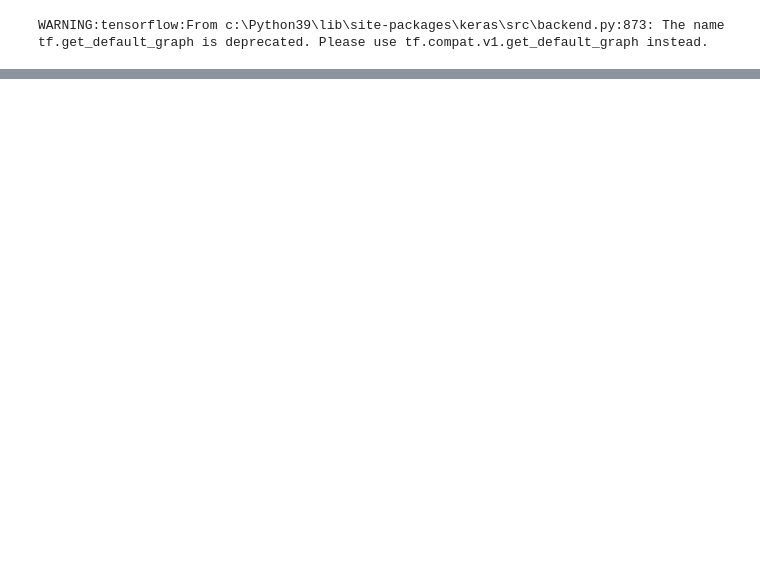
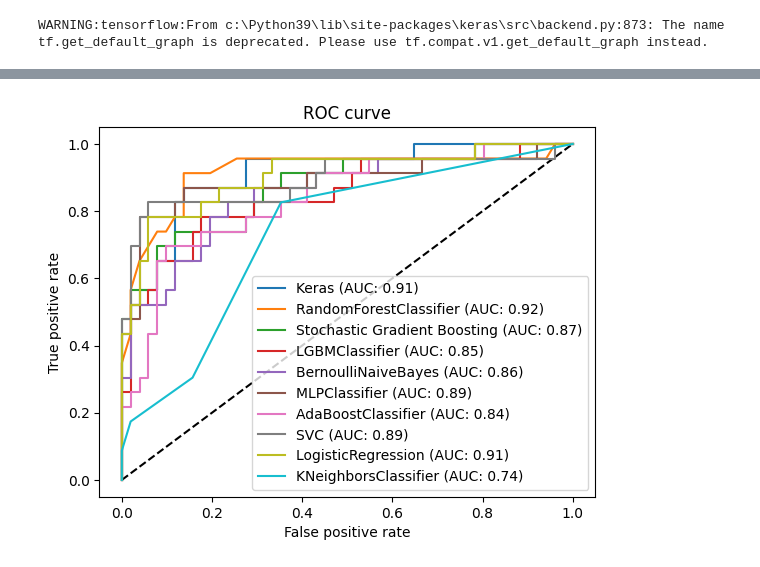
Before and after one commit to NitTheKit/KidneyCancerML, a Jupyter notebook: tensorflow_zscore.ipynb, the cells around one changed output, grey strips where cells are left out. Saved outputs shown, nothing was run; the diff lists cells and outputs as text; code cells hidden in the pictures; blank space fills up the shorter version.

```diff
--- a/tensorflow_zscore.ipynb
+++ b/tensorflow_zscore.ipynb
@@ -399,0 +402,9 @@ plt.show()
+# %%
+from sklearn.naive_bayes import BernoulliNB
+
+bnb = BernoulliNB()
+bnb.fit(X_train, y_train)
+print(bnb.score(X_test_testing, y_test_testing))
+acc_bnb = bnb.score(X_test_testing, y_test_testing)
+y_prob_bnb = bnb.predict_proba(X_test_testing)[:,1]
+y_pred_bnb = bnb.predict(X_test_testing)
@@ -399,0 +447,11 @@ plt.show()
+# %%
+from sklearn.ensemble import GradientBoostingClassifier
+
+sgb = GradientBoostingClassifier(random_state=123, subsample = 0.5)
+
+sgb.fit(X_train, y_train)
+print(sgb.score(X_test_testing, y_test_testing))
+acc_sgb = sgb.score(X_test_testing, y_test_testing)
+
+y_prob_sgb = sgb.predict_proba(X_test_testing)[:,1]
+y_pred_sgb = sgb.predict(X_test_testing)
@@ -399,0 +460,70 @@ plt.show()
+# %%
+plt.figure(1)
+plt.plot([0, 1], [0, 1], 'k--')
+
+fpr, tpr, thresholds = roc_curve(y_test_testing, y_prob_tf)
+auc_val = metrics.auc(fpr, tpr)
+auc_tf = auc_val
+plt.plot(fpr, tpr, label='Keras (AUC: {:.2f})'.format(auc_val))
+
+fpr, tpr, thresholds = roc_curve(y_test_testing, y_prob_rf)
+auc_val = metrics.auc(fpr, tpr)
+auc_rf = auc_val
+plt.plot(fpr, tpr, label='RandomForestClassifier (AUC: {:.2f})'.format(auc_val))
+
+fpr, tpr, thresholds = roc_curve(y_test_testing, y_prob_sgb)
+auc_val = metrics.auc(fpr, tpr)
+auc_sgb = auc_val
+plt.plot(fpr, tpr, label='Stochastic Gradient Boosting (AUC: {:.2f})'.format(auc_val))
+
+
+fpr, tpr, thresholds = roc_curve(y_test_testing, y_prob_lgb)
+auc_val = metrics.auc(fpr, tpr)
+auc_lgb = auc_val
+plt.plot(fpr, tpr, label='LGBMClassifier (AUC: {:.2f})'.format(auc_val))
+
+fpr, tpr, thresholds = roc_curve(y_test_testing, y_prob_bnb)
+auc_val = metrics.auc(fpr, tpr)
+auc_bnb = auc_val
+plt.plot(fpr, tpr, label='BernoulliNaiveBayes (AUC: {:.2f})'.format(auc_val))
+
+fpr, tpr, thresholds = roc_curve(y_test_testing, y_prob_mlp)
+auc_val = metrics.auc(fpr, tpr)
+auc_mlp = auc_val
+plt.plot(fpr, tpr, label='MLPClassifier (AUC: {:.2f})'.format(auc_val))
+
+
+fpr, tpr, thresholds = roc_curve(y_test_testing, y_prob_adb)
+auc_val = metrics.auc(fpr, tpr)
+auc_adb = auc_val
+plt.plot(fpr, tpr, label='AdaBoostClassifier (AUC: {:.2f})'.format(auc_val))
+
+
+
+fpr, tpr, thresholds = roc_curve(y_test_testing, y_prob_svc)
+auc_val = metrics.auc(fpr, tpr)
+auc_svc = auc_val
+plt.plot(fpr, tpr, label='SVC (AUC: {:.2f})'.format(auc_val))
+
+
+
+fpr, tpr, thresholds = roc_curve(y_test_testing, y_prob_lr)
+auc_val = metrics.auc(fpr, tpr)
+auc_lr = auc_val
+plt.plot(fpr, tpr, label='LogisticRegression (AUC: {:.2f})'.format(auc_val))
+
+
+
+fpr, tpr, thresholds = roc_curve(y_test_testing, y_prob_kn)
+auc_val = metrics.auc(fpr, tpr)
+auc_kn = auc_val
+plt.plot(fpr, tpr, label='KNeighborsClassifier (AUC: {:.2f})'.format(auc_val))
+
+
+plt.xlabel('False positive rate')
+plt.ylabel('True positive rate')
+plt.title('ROC curve')
+plt.legend(loc='best')
+plt.show()
+# %% [output]
+[figure, added]
```
Also changed, not shown: parts of 70 cells of this notebook, 49 other files.
